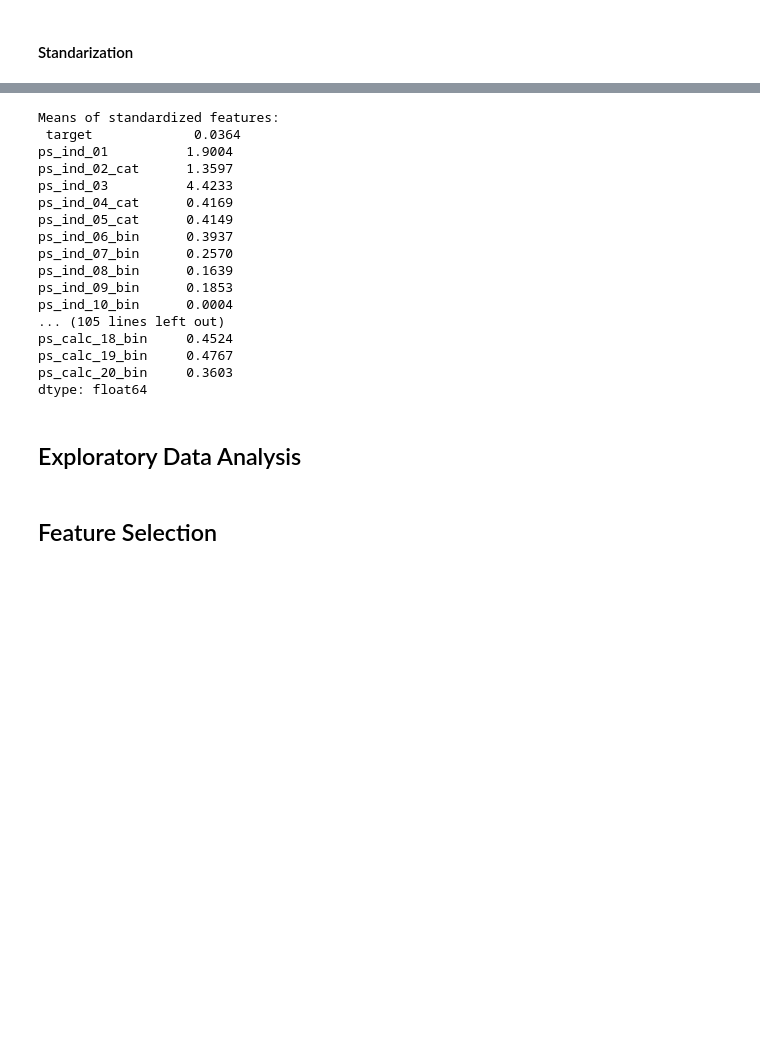
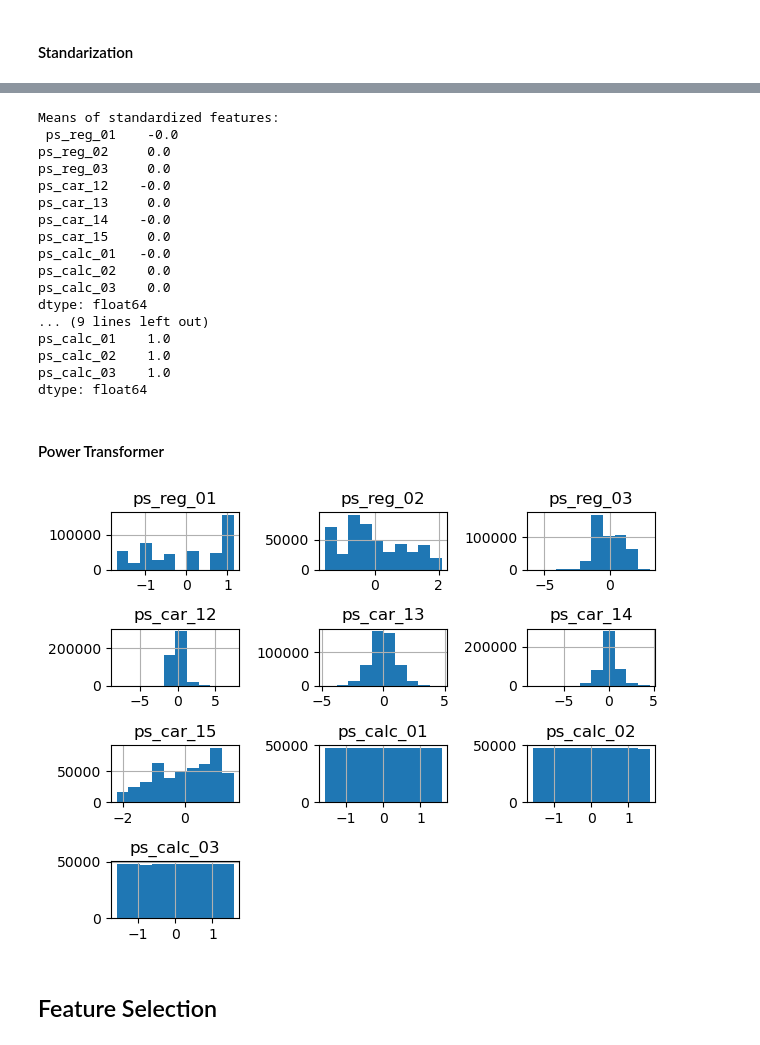
Before and after one commit to michalgicala/porto-seguro-safe-driver-prediction, a Jupyter notebook: porto-seguro-safe-driver-prediction.ipynb, the cells around one changed output, grey strips where cells are left out. Cells and saved outputs as stored; diff of their text form; code cells hidden in the pictures; blank space fills up the shorter version.

```diff
--- a/porto-seguro-safe-driver-prediction.ipynb
+++ b/porto-seguro-safe-driver-prediction.ipynb
@@ -318,33 +320,47 @@ def fnStandardScaler(df, col_names):
 train_df = fnStandardScaler(train_df, num_col_names)
 #train_df
 # %%
-means = train_df.mean()
-stds = train_df.std()
+# check if standarization was correctly applied
+
+means = train_df[num_col_names].mean()
+stds = train_df[num_col_names].std()
 
 print("Means of standardized features:\n", round(means,4))
 print("\nStandard deviations of standardized features:\n", round(stds,4))
 
-# standarization does not work as expected --> recheck
+## check distribution after standarization
+# train_df[num_col_names].hist()
+# plt.tight_layout()
+# plt.show()
 # %% [output]
 Means of standardized features:
- target             0.0364
-ps_ind_01          1.9004
-ps_ind_02_cat      1.3597
-ps_ind_03          4.4233
-ps_ind_04_cat      0.4169
-ps_ind_05_cat      0.4149
-ps_ind_06_bin      0.3937
-ps_ind_07_bin      0.2570
-ps_ind_08_bin      0.1639
-ps_ind_09_bin      0.1853
-ps_ind_10_bin      0.0004
-... (105 lines left out)
-ps_calc_18_bin     0.4524
-ps_calc_19_bin     0.4767
-ps_calc_20_bin     0.3603
+ ps_reg_01    -0.0
+ps_reg_02     0.0
+ps_reg_03     0.0
+ps_car_12    -0.0
+ps_car_13     0.0
+ps_car_14    -0.0
+ps_car_15     0.0
+ps_calc_01   -0.0
+ps_calc_02    0.0
+ps_calc_03    0.0
 dtype: float64
+... (9 lines left out)
+ps_calc_01    1.0
+ps_calc_02    1.0
+ps_calc_03    1.0
+dtype: float64
+# %% [markdown]
+#### Power Transformer
 # %%
-# ? power transformations to be considered
+# Yeo-Johnson as currently also negative values appear in train_df
+power = PowerTransformer(method='yeo-johnson', standardize=True)
+train_df[num_col_names] = power.fit_transform(train_df[num_col_names])
+
+# check distribution after power transform
+train_df[num_col_names].hist()
+plt.tight_layout()
+plt.show()
+# %% [output]
+[figure, added]
-# %% [markdown]
-## Exploratory Data Analysis
 # %%
```
Also changed, not shown: parts of 40 cells of this notebook.
